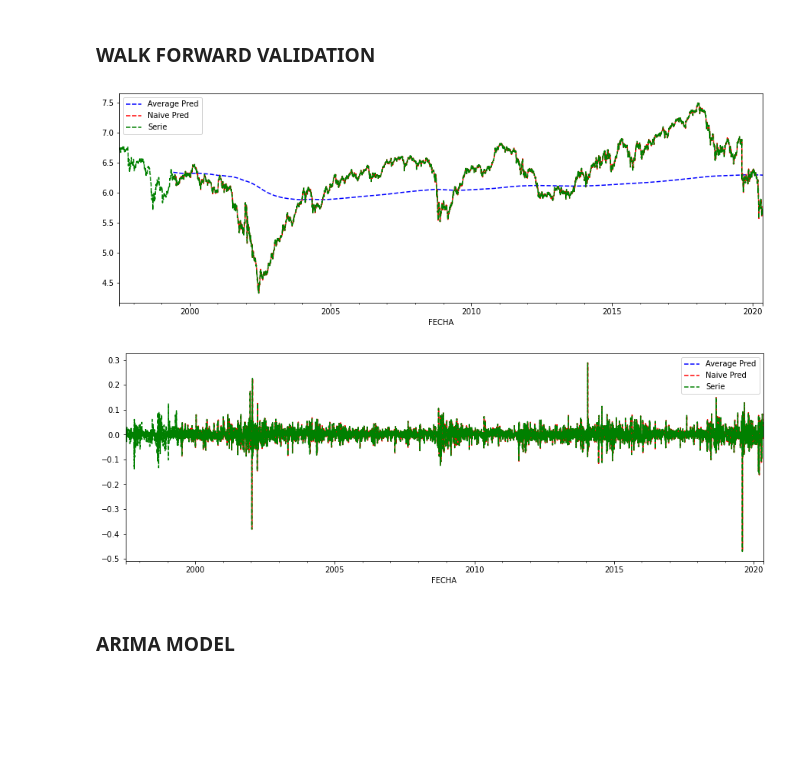
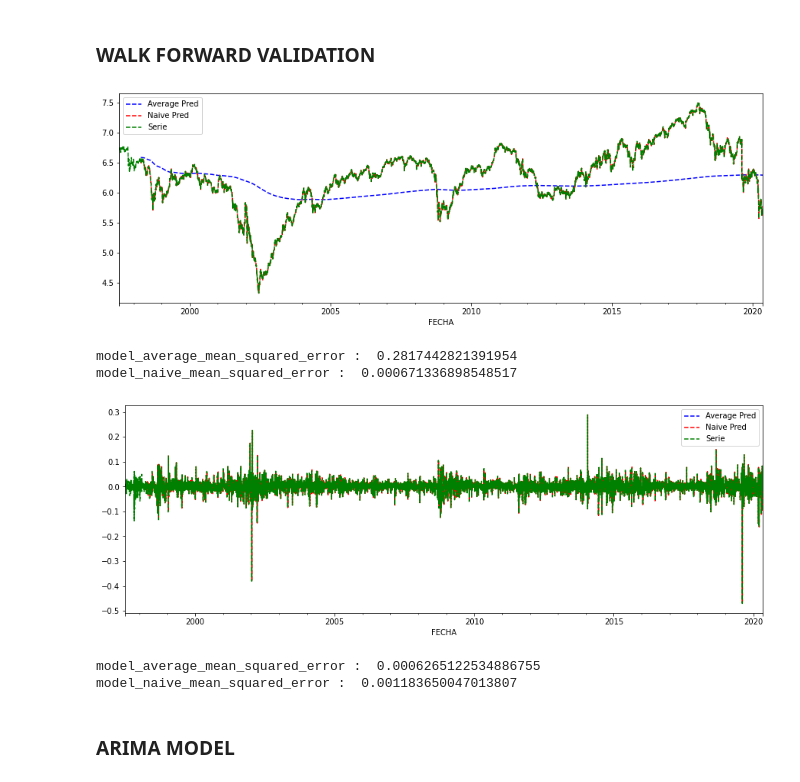
Before and after one commit to Martin317/mentoria-prediccion-indices-financieros, a Jupyter notebook: TP3IntroduccionML/EnunciadoTP3IntroML.ipynb, the cells around one changed output. Cells and saved outputs as stored; diff of their text form; code cells hidden in the pictures; blank space fills up the shorter version.

Commit message:
Add metrics to wfcv

```diff
--- a/TP3IntroduccionML/EnunciadoTP3IntroML.ipynb
+++ b/TP3IntroduccionML/EnunciadoTP3IntroML.ipynb
@@ -269,8 +269,10 @@ def model_average(X_train, X_test):
     return vector_prediction
 # %%
 class WalkForwardValidation:
-    def __init__(self, df):
+    def __init__(self, df, metrics):
         self._results = {}
+        self._metrics_results = {}
+        self._metrics = metrics
         self.df = df
 
     def predict(self, model, target, n_train=500):
@@ -282,6 +284,8 @@ class WalkForwardValidation:
             X_train, X_test = X.iloc[0:i], X.iloc[i:i+1]
             result = model(X_train, X_test)
             self._results[name] = pd.concat([self._results[name], result])
+        for metric in self._metrics:
+            self._metrics_results[f'{model.__name__}_{metric.__name__}'] = metric(X[n_train:], self._results[name])
 
     @property
     def get_results(self, name=None):
@@ -295,40 +299,59 @@ class WalkForwardValidation:
             self.df[plot_col].plot(color='green' , ls='--', label = 'Serie')
         plt.legend()
         plt.show()
+
+    def print_metrics(self):
+        for key, value in self._metrics_results.items():
+            print(key, ': ', value)
 # %%
-# Creamos el modelo para df_ln
-wfcv = WalkForwardValidation(df_ln)
+# Define the metrics to be used
+metrics = [mean_squared_error]
 
-# Generamos las predicciones
-wfcv.predict(model_average, 'MERV')
-wfcv.predict(model_naive, 'MERV')
+# Create a wfcv
+wfcv = WalkForwardValidation(df_ln, metrics)
 
+# Generate predictions
+wfcv.predict(model_average, 'MERV', n_train=200)
+wfcv.predict(model_naive, 'MERV', n_train=200)
 
-# Graficamos
+# Plot
 plot_config = [
         {'name': 'MERV_model_average', 'label': 'Average Pred', 'ls': '--', 'color': 'blue'},
         {'name': 'MERV_model_naive', 'label': 'Naive Pred', 'ls': '--', 'color': 'red'}
 ]
 wfcv.plot_results(plot_config, plot_col='MERV')
+
+# Show metrics
+wfcv.print_metrics()
 # %% [output]
 [figure]
+model_average_mean_squared_error :  0.2817442821391954
+model_naive_mean_squared_error :  0.000671336898548517
 # %%
-# Creamos el modelo para df_ret
-wfcv = WalkForwardValidation(df_ret)
+# Define the metrics to be used
+metrics = [mean_squared_error]
 
-# Generamos las predicciones
-wfcv.predict(model_average, 'MERV')
-wfcv.predict(model_naive, 'MERV')
+# Create a wfcv
+wfcv = WalkForwardValidation(df_ret, metrics)
+
+# Generate predictions
+wfcv.predict(model_average, 'MERV', n_train=200)
+wfcv.predict(model_naive, 'MERV', n_train=200)
 
 
-# Graficamos
+# Plot results
 plot_config = [
         {'name': 'MERV_model_average', 'label': 'Average Pred', 'ls': '--', 'color': 'blue'},
         {'name': 'MERV_model_naive', 'label': 'Naive Pred', 'ls': '--', 'color': 'red'}
 ]
 wfcv.plot_results(plot_config, plot_col='MERV')
+
+# Show metrics
+wfcv.print_metrics()
 # %% [output]
-[figure, old version]
+[figure, new version]
+model_average_mean_squared_error :  0.0006265122534886755
+model_naive_mean_squared_error :  0.001183650047013807
 # %% [markdown]
 ### ARIMA MODEL
 # %%
```
Also changed, not shown: parts of 1 cell of this notebook.
